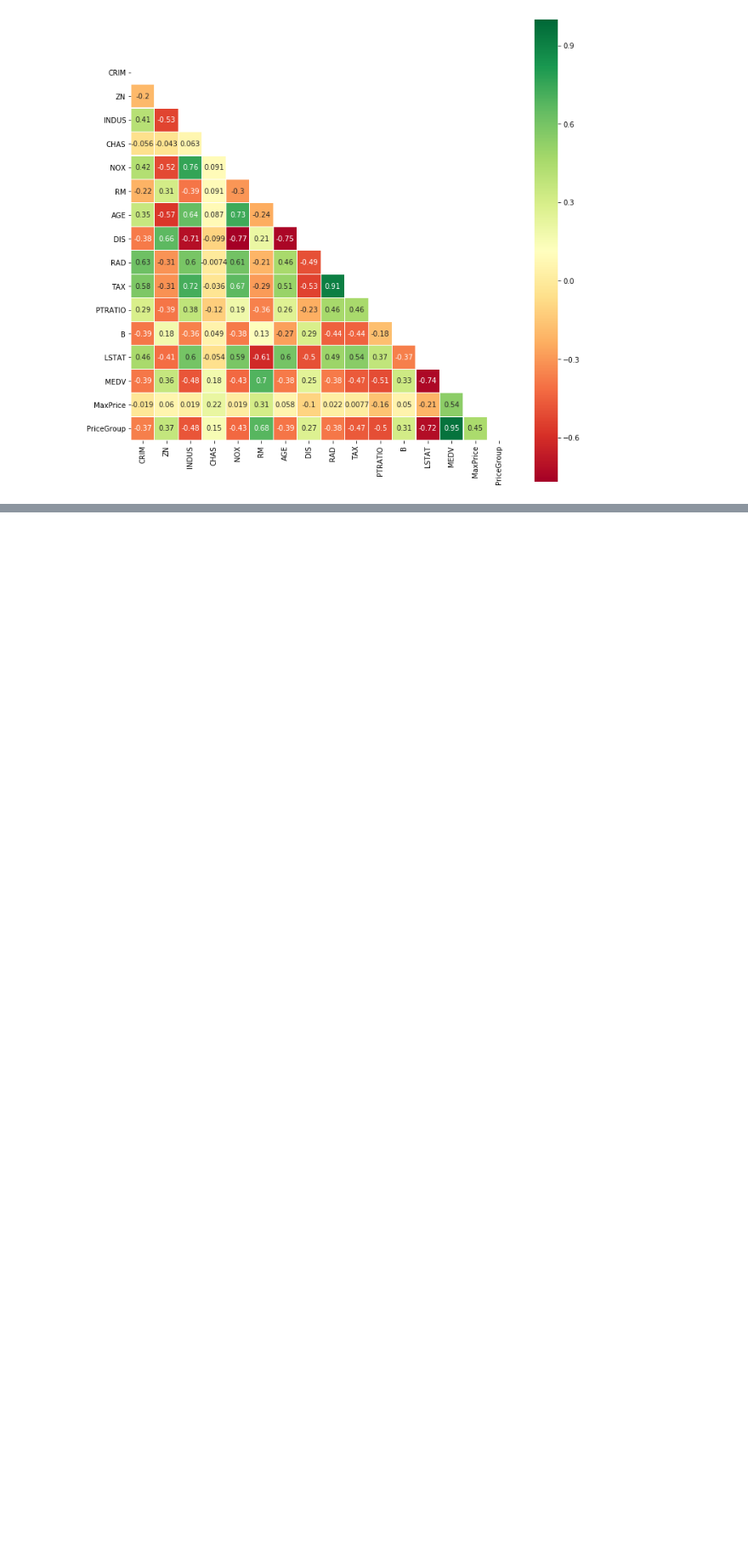
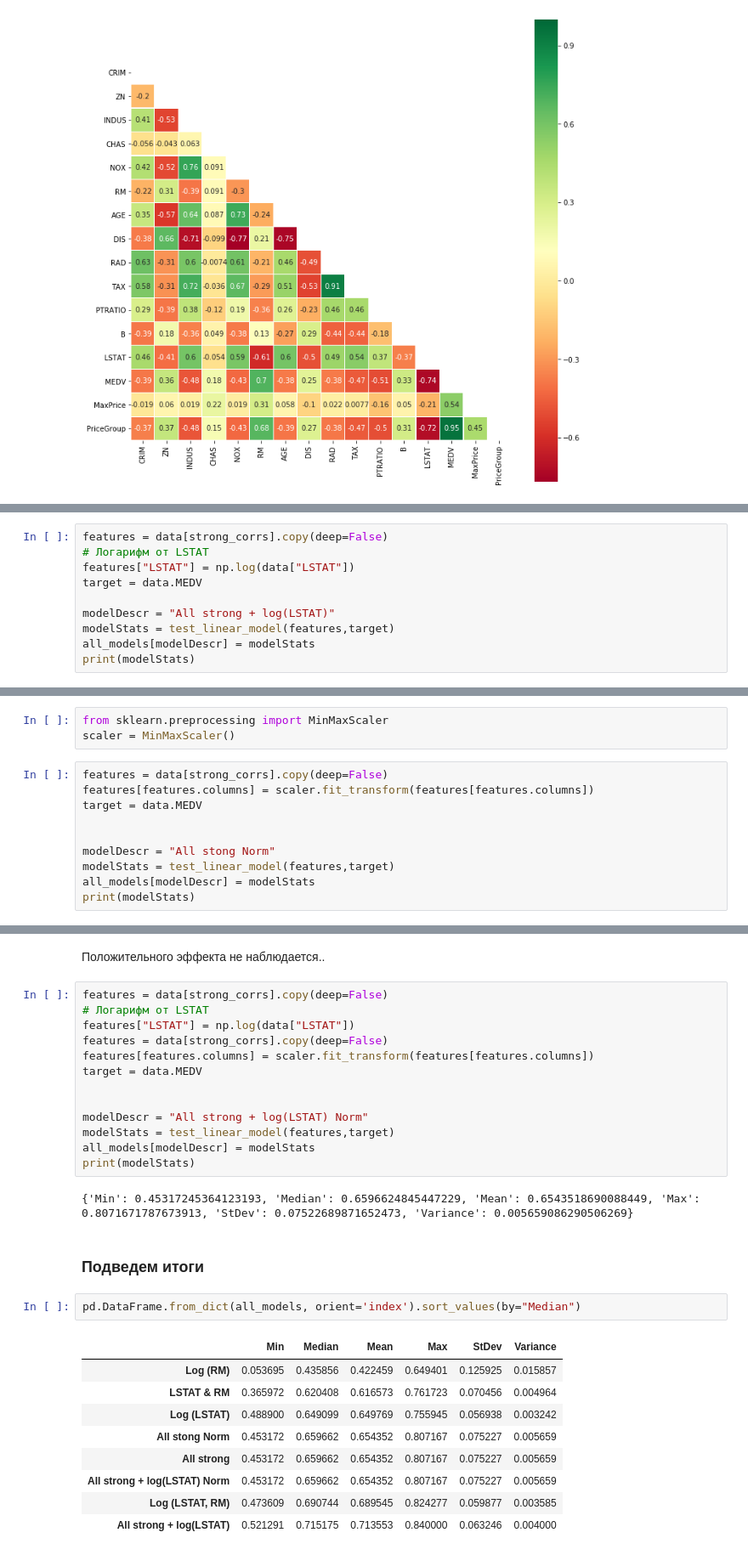
Before and after one commit to tadoran/netology_pyda, a Jupyter notebook: Block 4 dz_2.ipynb, the cells around one changed output, grey strips where cells are left out. Shown at 85% size. Cells and saved outputs as stored; diff of their text form; blank space fills up the shorter version.

```diff
--- a/Block 4 dz_2.ipynb
+++ b/Block 4 dz_2.ipynb
@@ -331,0 +284,10 @@ model.score(X_test, y_test)
+# %%
+features = data[strong_corrs].copy(deep=False)
+# Логарифм от LSTAT
+features["LSTAT"] = np.log(data["LSTAT"])
+target = data.MEDV
+
+modelDescr = "All strong + log(LSTAT)"
+modelStats = test_linear_model(features,target)
+all_models[modelDescr] = modelStats
+print(modelStats)
@@ -331,0 +300,13 @@ model.score(X_test, y_test)
+# %%
+from sklearn.preprocessing import MinMaxScaler
+scaler = MinMaxScaler()
+# %%
+features = data[strong_corrs].copy(deep=False)
+features[features.columns] = scaler.fit_transform(features[features.columns])
+target = data.MEDV
+
+
+modelDescr = "All stong Norm"
+modelStats = test_linear_model(features,target)
+all_models[modelDescr] = modelStats
+print(modelStats)
@@ -331,0 +315,31 @@ model.score(X_test, y_test)
+# %% [markdown]
+Положительного эффекта не наблюдается..
+# %%
+features = data[strong_corrs].copy(deep=False)
+# Логарифм от LSTAT
+features["LSTAT"] = np.log(data["LSTAT"])
+features = data[strong_corrs].copy(deep=False)
+features[features.columns] = scaler.fit_transform(features[features.columns])
+target = data.MEDV
+
+
+modelDescr = "All strong + log(LSTAT) Norm"
+modelStats = test_linear_model(features,target)
+all_models[modelDescr] = modelStats
+print(modelStats)
+# %% [output]
+{'Min': 0.45317245364123193, 'Median': 0.6596624845447229, 'Mean': 0.6543518690088449, 'Max': 0.8071671787673913, 'StDev': 0.07522689871652473, 'Variance': 0.005659086290506269}
+# %% [markdown]
+### Подведем итоги
+# %%
+pd.DataFrame.from_dict(all_models, orient='index').sort_values(by="Median")
+# %% [output]
+|  | Min | Median | Mean | Max | StDev | Variance |
+| Log (RM) | 0.053695 | 0.435856 | 0.422459 | 0.649401 | 0.125925 | 0.015857 |
+| LSTAT & RM | 0.365972 | 0.620408 | 0.616573 | 0.761723 | 0.070456 | 0.004964 |
+| Log (LSTAT) | 0.488900 | 0.649099 | 0.649769 | 0.755945 | 0.056938 | 0.003242 |
+| All stong Norm | 0.453172 | 0.659662 | 0.654352 | 0.807167 | 0.075227 | 0.005659 |
+| All strong | 0.453172 | 0.659662 | 0.654352 | 0.807167 | 0.075227 | 0.005659 |
+| All strong + log(LSTAT) Norm | 0.453172 | 0.659662 | 0.654352 | 0.807167 | 0.075227 | 0.005659 |
+| Log (LSTAT, RM) | 0.473609 | 0.690744 | 0.689545 | 0.824277 | 0.059877 | 0.003585 |
+| All strong + log(LSTAT) | 0.521291 | 0.715175 | 0.713553 | 0.840000 | 0.063246 | 0.004000 |
```
Also changed, not shown: parts of 71 cells of this notebook.
